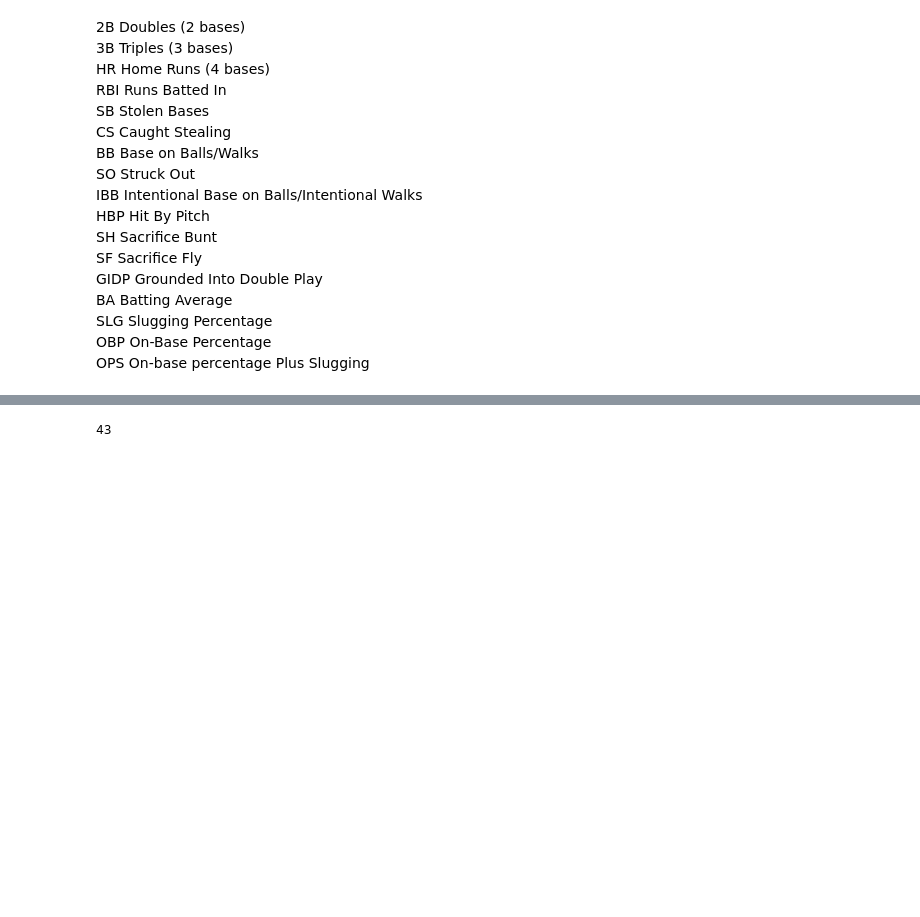
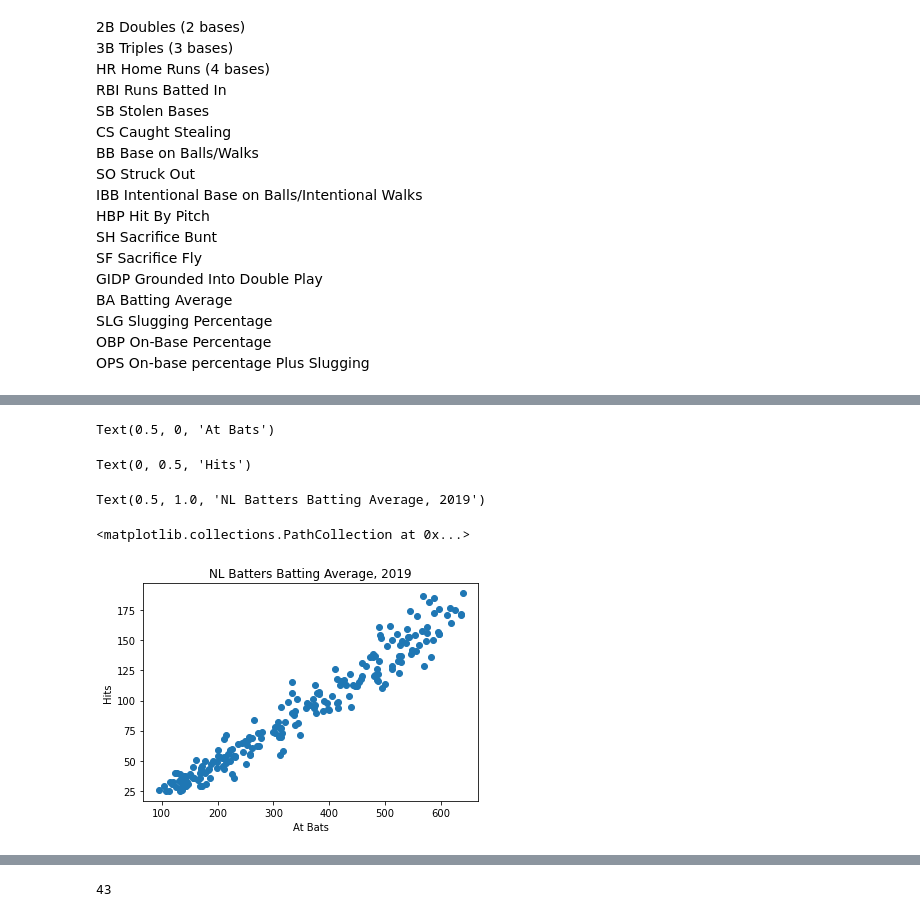
Before and after one commit to matthewjchin/baseballstats, a Jupyter notebook: Slugging.ipynb, the cells around one changed output, grey strips where cells are left out. Saved outputs shown, nothing was run; the diff lists cells and outputs as text; code cells hidden in the pictures; blank space fills up the shorter version.

Commit message:
images and craw stats

```diff
--- a/Slugging.ipynb
+++ b/Slugging.ipynb
@@ -166,3 +189,18 @@ nl_sluggers = pd.read_csv(fcsv2)
+# %%
+# NL 2019 BA
+
+nl_sluggers = pd.read_csv(fcsv2)
+plt.xlabel("At Bats")
+plt.ylabel("Hits")
+plt.title("NL Batters Batting Average, 2019")
+plt.scatter(nl_sluggers.AB, nl_sluggers.H)
+plt.show()
+# %% [output]
+Text(0.5, 0, 'At Bats')
+Text(0, 0.5, 'Hits')
+Text(0.5, 1.0, 'NL Batters Batting Average, 2019')
+<matplotlib.collections.PathCollection at 0x...>
+[figure, added]
 # %%
 # Test Scatterplot 1
 %matplotlib inline
```
Also changed, not shown: parts of 22 cells of this notebook, 6 other files.
